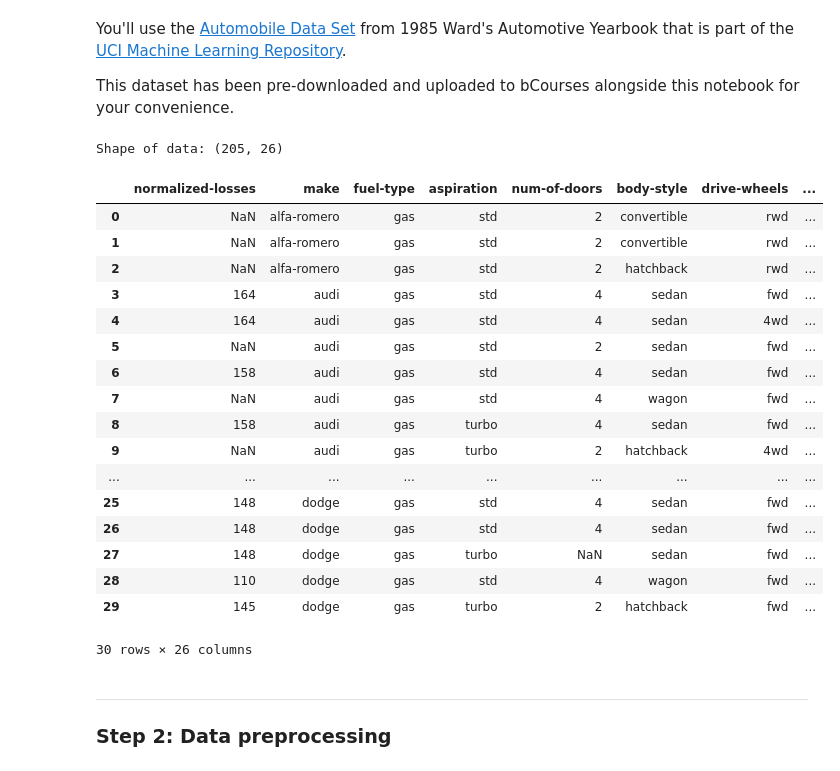
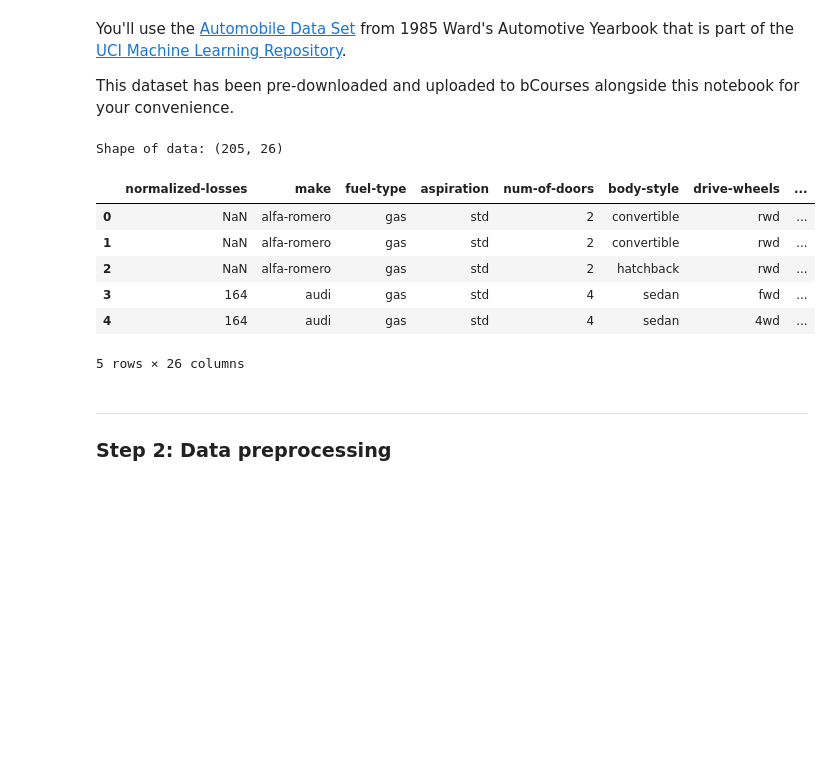
Before and after one commit to dabingougou/207, a Jupyter notebook: module_3/03 Linear Regression with Tensorflow.ipynb, the cells around one changed output. Drawn from its saved outputs; the diff is of its cells as text; code cells hidden in the pictures; blank space fills up the shorter version.

```diff
--- a/module_3/03 Linear Regression with Tensorflow.ipynb
+++ b/module_3/03 Linear Regression with Tensorflow.ipynb
@@ -36,33 +45,22 @@ This dataset has been pre-downloaded and uploaded to bCourses alongside this not
 # %%
 #car_data_init = pd.read_csv("./data/Automobile_data/automobile_data.txt")
 
 # Slightly simplied data directory
 # Added the 'keep_default_na' so that Exercise 1 would work
 car_data_init = pd.read_csv("./data/automobile_data.txt", keep_default_na=False)
 
 # Display top five rows
 print('Shape of data:', car_data_init.shape)
-car_data_init.head(30)
+car_data_init.head()
 # %% [output]
 Shape of data: (205, 26)
 |  | normalized-losses | make | fuel-type | aspiration | num-of-doors | body-style | drive-wheels | ... |
 | 0 | NaN | alfa-romero | gas | std | 2 | convertible | rwd | ... |
 | 1 | NaN | alfa-romero | gas | std | 2 | convertible | rwd | ... |
 | 2 | NaN | alfa-romero | gas | std | 2 | hatchback | rwd | ... |
 | 3 | 164 | audi | gas | std | 4 | sedan | fwd | ... |
 | 4 | 164 | audi | gas | std | 4 | sedan | 4wd | ... |
-| 5 | NaN | audi | gas | std | 2 | sedan | fwd | ... |
-| 6 | 158 | audi | gas | std | 4 | sedan | fwd | ... |
-| 7 | NaN | audi | gas | std | 4 | wagon | fwd | ... |
-| 8 | 158 | audi | gas | turbo | 4 | sedan | fwd | ... |
-| 9 | NaN | audi | gas | turbo | 2 | hatchback | 4wd | ... |
-| ... | ... | ... | ... | ... | ... | ... | ... | ... |
-| 25 | 148 | dodge | gas | std | 4 | sedan | fwd | ... |
-| 26 | 148 | dodge | gas | std | 4 | sedan | fwd | ... |
-| 27 | 148 | dodge | gas | turbo | NaN | sedan | fwd | ... |
-| 28 | 110 | dodge | gas | std | 4 | wagon | fwd | ... |
-| 29 | 145 | dodge | gas | turbo | 2 | hatchback | fwd | ... |
-30 rows × 26 columns
+5 rows × 26 columns
 # %% [markdown]
 ---
 ### Step 2: Data preprocessing
```
Also changed, not shown: parts of 10 cells of this notebook.
